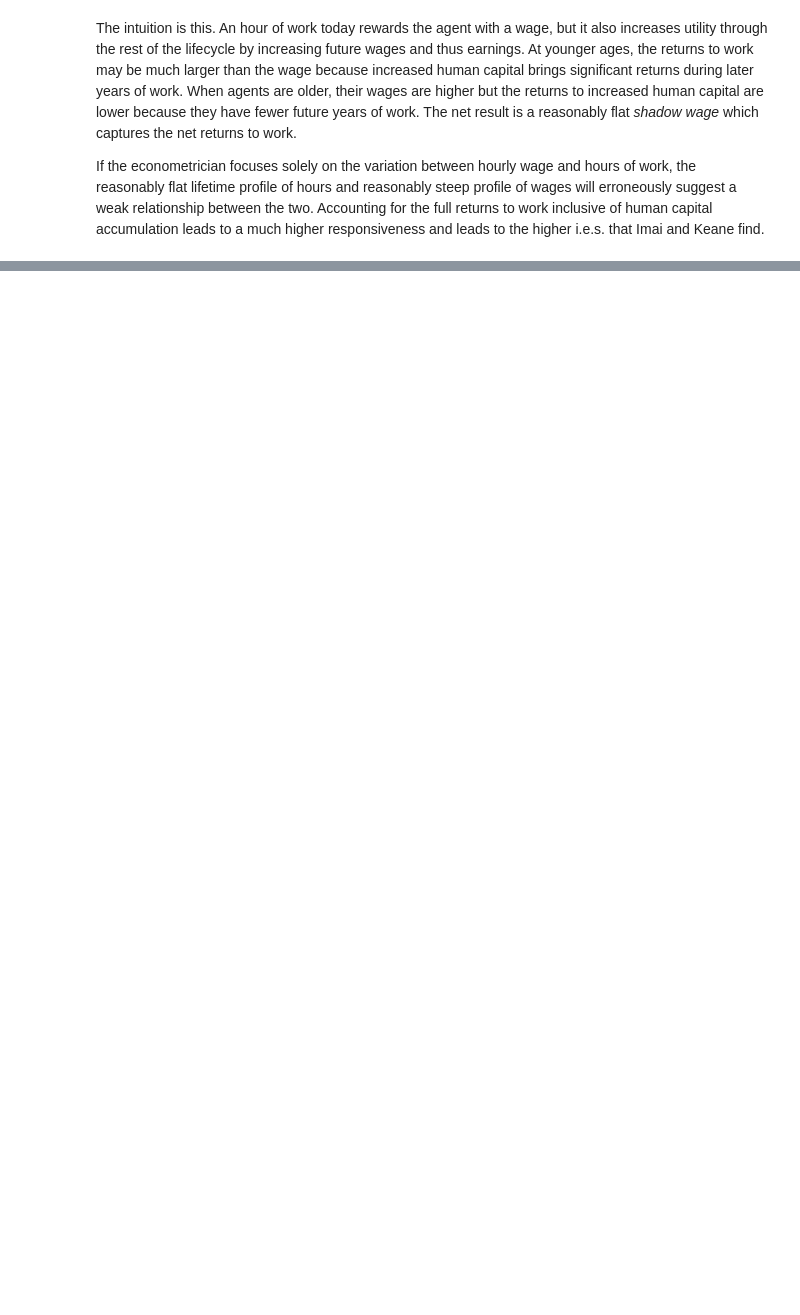
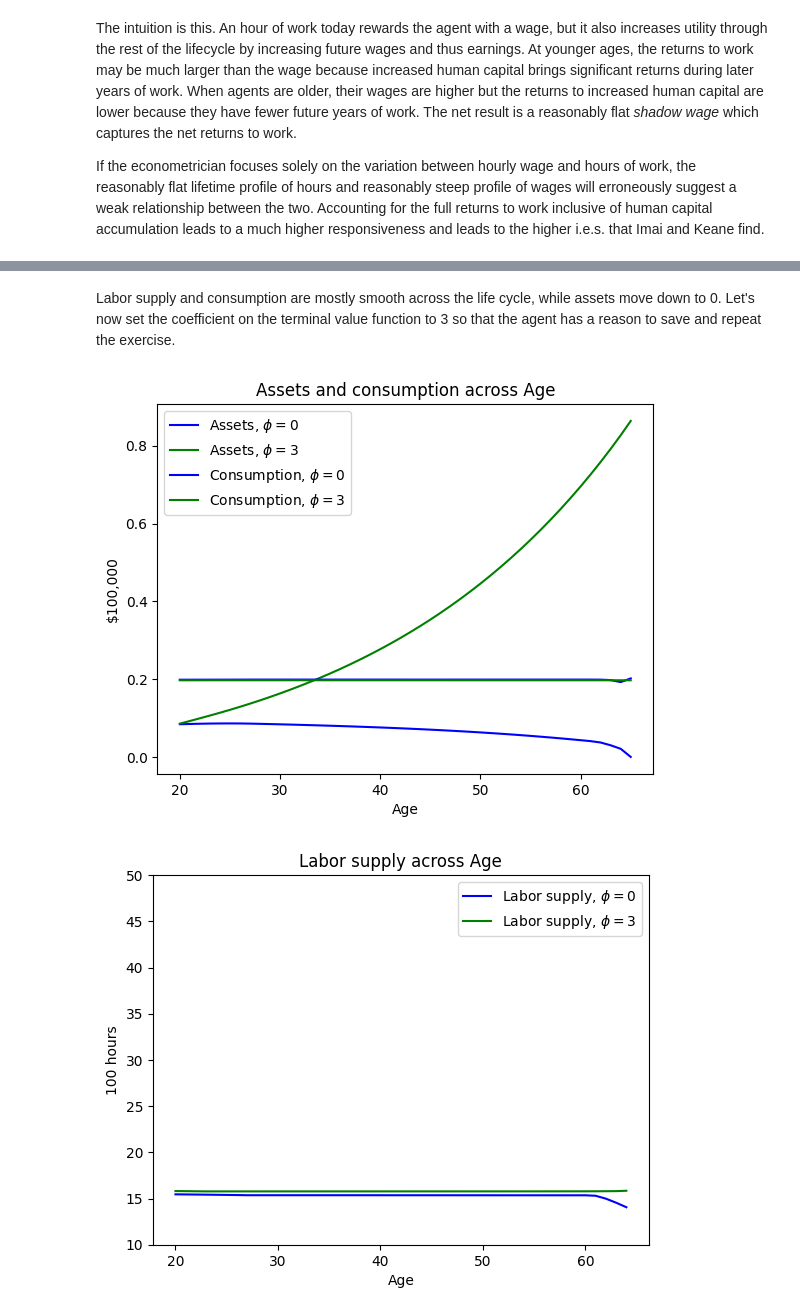
Before and after one commit to JohnRGreen/ImaiKeane_replication, a Jupyter notebook: Imai_and_Keane_2004.ipynb, the cells around one changed output, grey strips where cells are left out. Drawn from its saved outputs; the diff is of its cells as text; code cells hidden in the pictures; blank space fills up the shorter version.

```diff
--- a/Imai_and_Keane_2004.ipynb
+++ b/Imai_and_Keane_2004.ipynb
@@ -116,0 +601,45 @@ $k_0$ is a wage intercept (which can be thought of as a minimum wage, since this
+# %% [markdown]
+Labor supply and consumption are mostly smooth across the life cycle, while assets move down to 0. Let's now set the coefficient on the terminal value function to 3 so that the agent has a reason to save and repeat the exercise.
+# %%
+# terminal value function coefficient
+params["phi"] = 3
+
+# solve problem
+out = solveProblem(M_grid,k_grid,**params)
+policyC = out[0]
+policyH = out[1]
+endk    = out[2]
+policyM = out[3]
+# simulate
+simdf = simulate(policyC, policyH, endk, policyM, params_sim)
+mean_a_2 = simdf.groupby('age')['a'].mean() # savings
+mean_c_2 = simdf.groupby('age')['c'].mean() # consumption
+mean_h_2 = simdf.groupby('age')['h'].mean() # hours of work
+
+# Visuals
+plt.plot(mean_a_1.index, mean_a_1.values, label='Assets, $\phi=0$', color='blue')
+plt.plot(mean_a_2.index, mean_a_2.values, label='Assets, $\phi=3$', color='green')
+plt.plot(mean_c_1.index, mean_c_1.values, label='Consumption, $\phi=0$', color='blue',linestyle='--')
+plt.plot(mean_c_2.index, mean_c_2.values, label='Consumption, $\phi=3$', color='green',linestyle='--')
+# Add labels and title
+plt.xlabel('Age')
+plt.ylabel('\$100,000')
+plt.title('Assets and consumption across Age')
+plt.legend()
+# Show the plot
+plt.show()
+
+plt.plot(mean_h_1.index, mean_h_1.values, label='Labor supply, $\phi=0$', color='blue')
+plt.plot(mean_h_2.index, mean_h_2.values, label='Labor supply, $\phi=3$', color='green')
+# Add labels and title
+plt.xlabel('Age')
+plt.ylabel('100 hours')
+plt.title('Labor supply across Age')
+plt.legend()
+plt.ylim(10, 50)
+
+# Show the plot
+plt.show()
+# %% [output]
+[figure, added]
+[figure, added]
```
Also changed, not shown: parts of 42 cells of this notebook, 14 other files.
